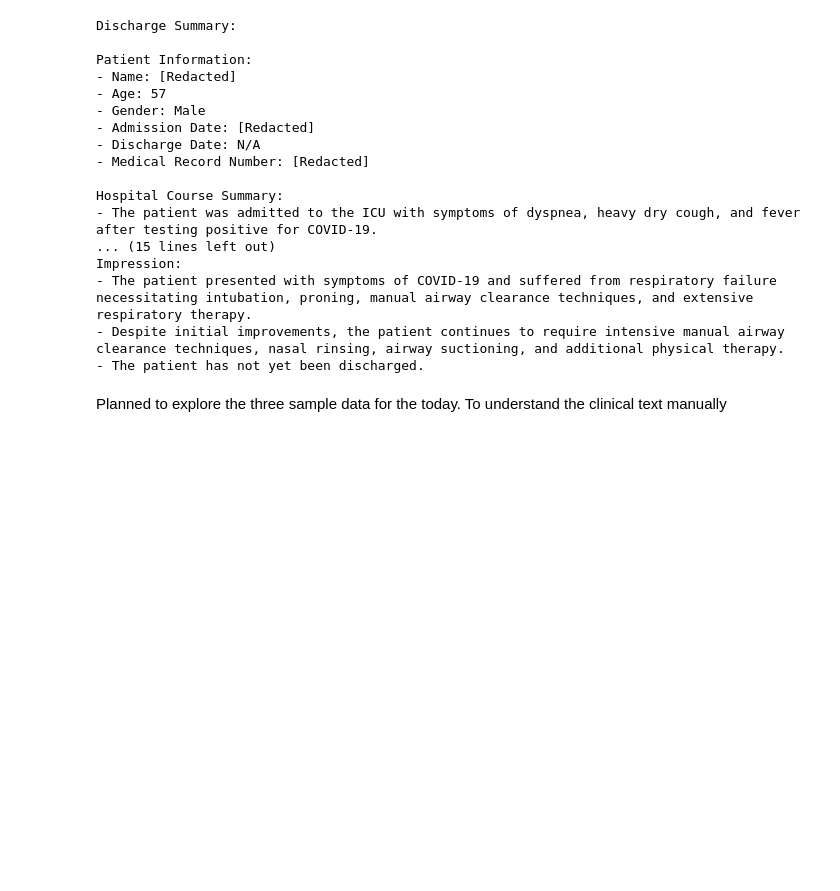
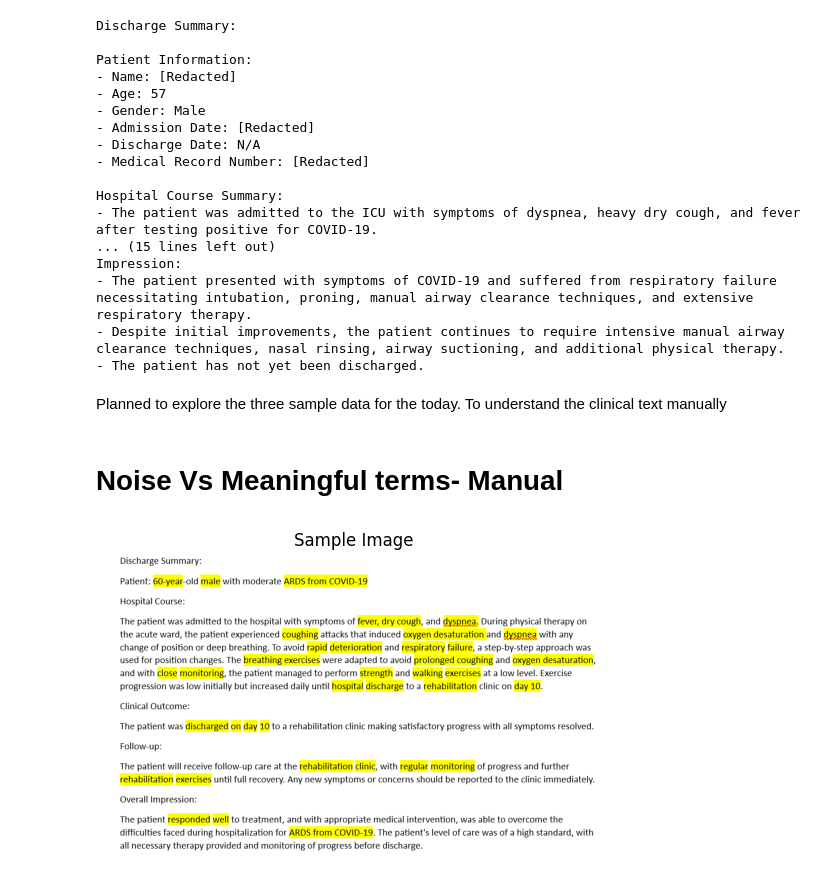
Before and after one commit to rajagowtham0/Week-2, a Jupyter notebook: Week2-day1.ipynb, the cells around one changed output. Cells and saved outputs as stored; diff of their text form; code cells hidden in the pictures; blank space fills up the shorter version.

Commit message:
Performed noise vs clinical data manually

```diff
--- a/Week2-day1.ipynb
+++ b/Week2-day1.ipynb
@@ -138,0 +137,16 @@ Planned to explore the three sample data for the today. To understand the clinic
+# %% [markdown]
+# Noise Vs Meaningful terms- Manual
+# %%
+import matplotlib.pyplot as plt
+import cv2
+# Load image
+img = cv2.imread(r"C:\Users\rajak\OneDrive\Pictures\Screenshots\Screenshot 2026-02-04 165643.png")
+# Convert BGR to RGB
+img = cv2.cvtColor(img, cv2.COLOR_BGR2RGB)
+# Display image
+plt.imshow(img)
+plt.axis("off")
+plt.title("Sample Image")
+plt.show()
+# %% [output]
+[figure, added]
```
Also changed, not shown: parts of 4 cells of this notebook.
